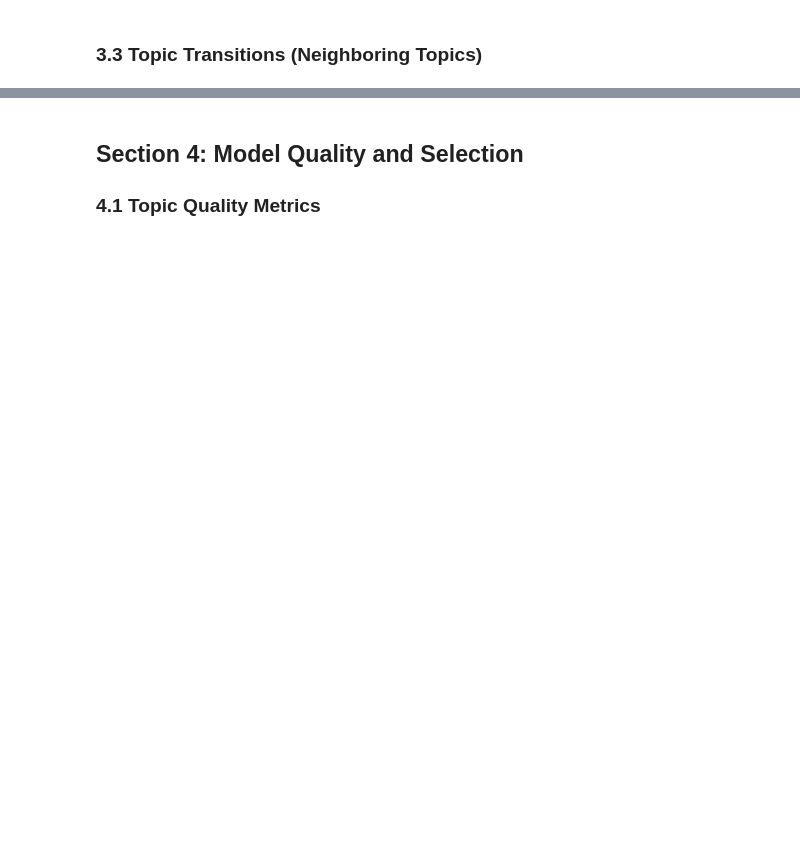
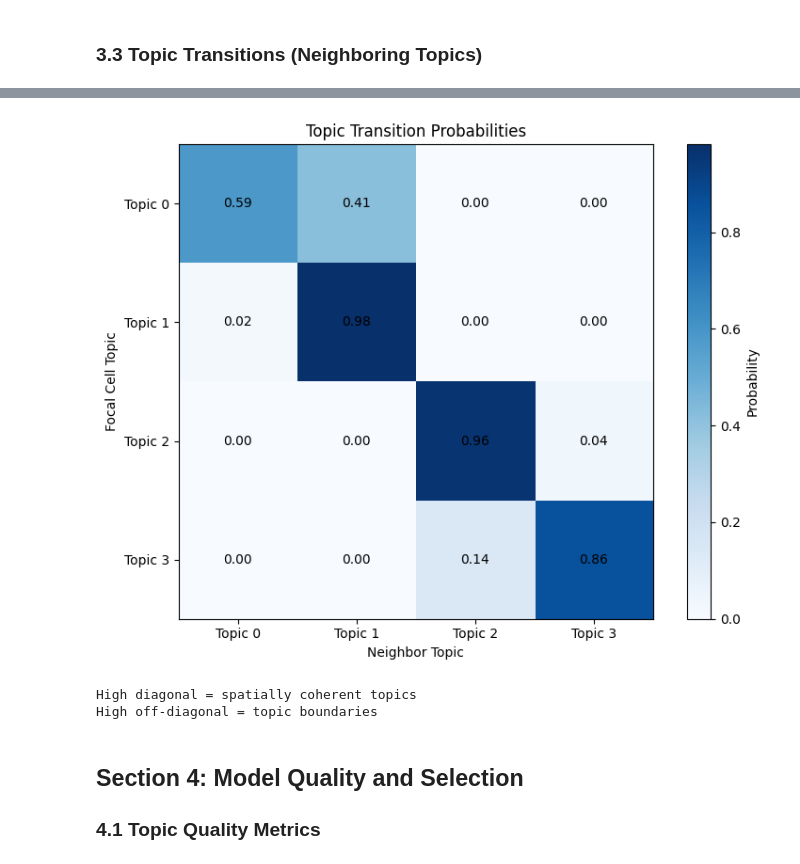
Before and after one commit to emcramer/spatialtissuepy, a Jupyter notebook: docs/tutorials/07_spatial_lda.ipynb, the cells around one changed output, grey strips where cells are left out. Drawn from its saved outputs; the diff is of its cells as text; code cells hidden in the pictures; blank space fills up the shorter version.

```diff
--- a/docs/tutorials/07_spatial_lda.ipynb
+++ b/docs/tutorials/07_spatial_lda.ipynb
@@ -260,26 +338,30 @@ print(transitions.round(3))
 # %%
 # Visualize transitions
 fig, ax = plt.subplots(figsize=(8, 6))
 im = ax.imshow(transitions, cmap='Blues')
 ax.set_xticks(range(model.n_topics))
 ax.set_yticks(range(model.n_topics))
 ax.set_xticklabels([f'Topic {i}' for i in range(model.n_topics)])
 ax.set_yticklabels([f'Topic {i}' for i in range(model.n_topics)])
 ax.set_xlabel('Neighbor Topic')
 ax.set_ylabel('Focal Cell Topic')
 ax.set_title('Topic Transition Probabilities')
 plt.colorbar(im, label='Probability')
 
 # Annotate
 for i in range(model.n_topics):
     for j in range(model.n_topics):
-        ax.text(j, i, f'{transitions[i,j]:.2f}', ha='center', va='center')
+        ax.text(j, i, f'{transitions.iloc[i,j]:.2f}', ha='center', va='center')
 
 plt.tight_layout()
 plt.show()
 
 print("\nHigh diagonal = spatially coherent topics")
 print("High off-diagonal = topic boundaries")
+# %% [output]
+[figure, added]
+High diagonal = spatially coherent topics
+High off-diagonal = topic boundaries
 # %% [markdown]
 ## Section 4: Model Quality and Selection
 
```
Also changed, not shown: parts of 19 cells of this notebook, 1 other file.
